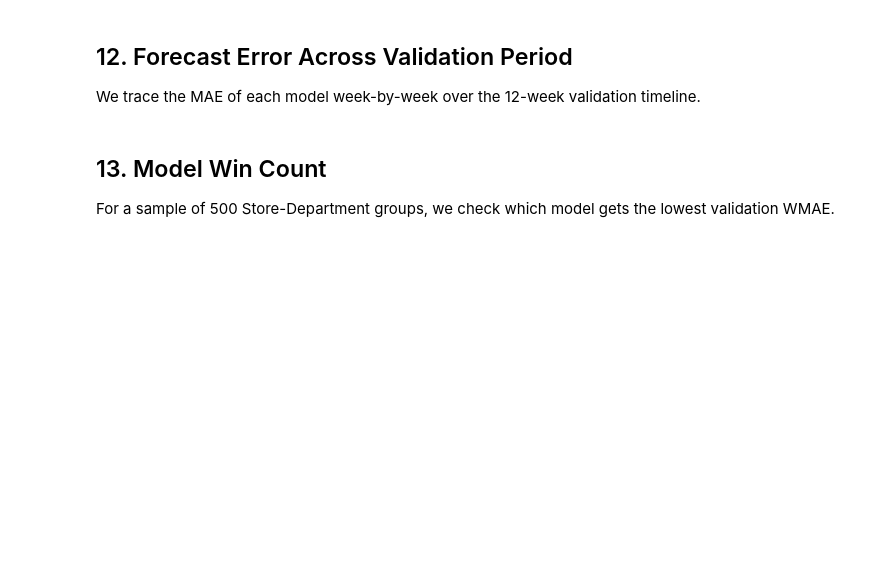
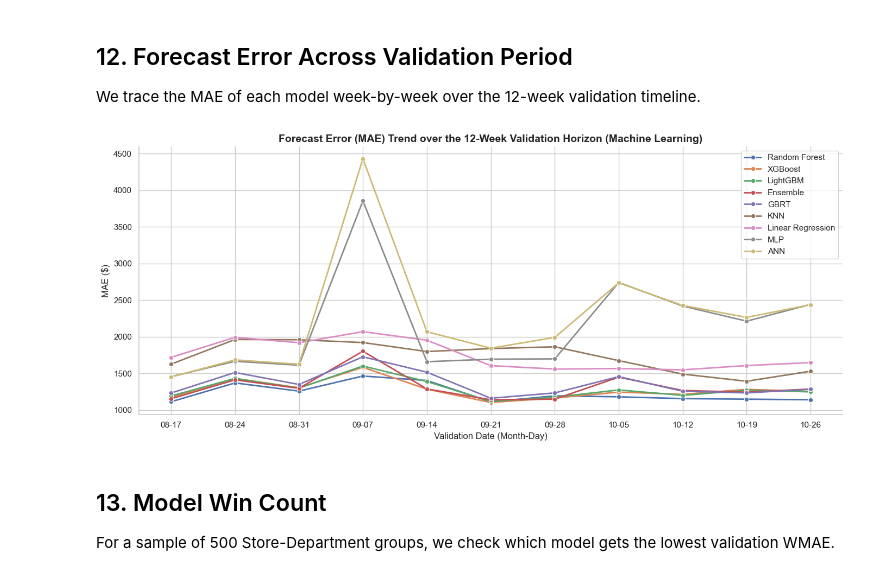
Before and after one commit to RahulN25/sales-forecasting-inventory-optimization, a Jupyter notebook: notebooks/07_machine_learning_models.ipynb, the cells around one changed output. Drawn from its saved outputs; the diff is of its cells as text; code cells hidden in the pictures; blank space fills up the shorter version.

```diff
--- a/notebooks/07_machine_learning_models.ipynb
+++ b/notebooks/07_machine_learning_models.ipynb
@@ -328,28 +351,30 @@ We trace the MAE of each model week-by-week over the 12-week validation timeline
 # %%
 week_errors = []
 dates = sorted(val_df["Date"].unique())
 
 for date in dates:
     subset = val_df[val_df["Date"] == date]
-    for name in models.keys():
+    for name in model_names:
         col_name = f"{name}_Pred"
         mae_val = calculate_mae(subset["Weekly_Sales"], subset[col_name])
         week_errors.append({
             "Date": date.strftime("%m-%d"),
             "Model": name,
             "MAE": mae_val
         })
 
 week_err_df = pd.DataFrame(week_errors)
 
 plt.figure(figsize=(14, 6))
 sns.lineplot(data=week_err_df, x="Date", y="MAE", hue="Model", marker="o", linewidth=2.0)
 plt.title('Forecast Error (MAE) Trend over the 12-Week Validation Horizon (Machine Learning)', fontsize=14, fontweight='bold')
 plt.xlabel("Validation Date (Month-Day)", fontsize=12)
 plt.ylabel("MAE ($)", fontsize=12)
 plt.legend(loc="upper right")
 plt.tight_layout()
 plt.show()
+# %% [output]
+[figure, added]
 # %% [markdown]
 ## 13. Model Win Count
 
```
Also changed, not shown: parts of 22 cells of this notebook, 5 other files.
